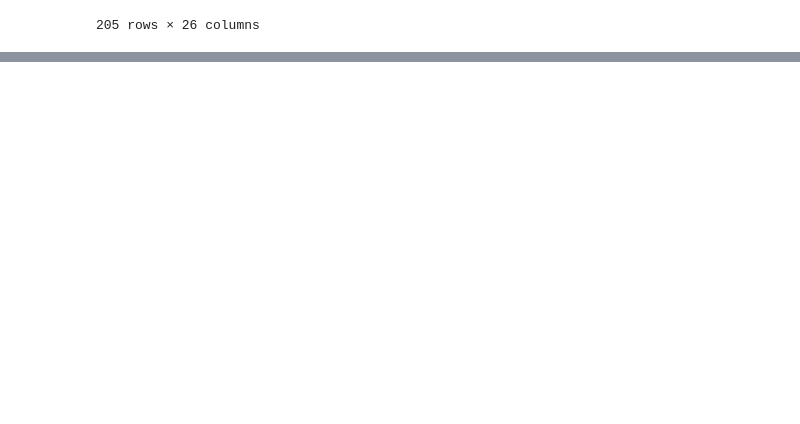
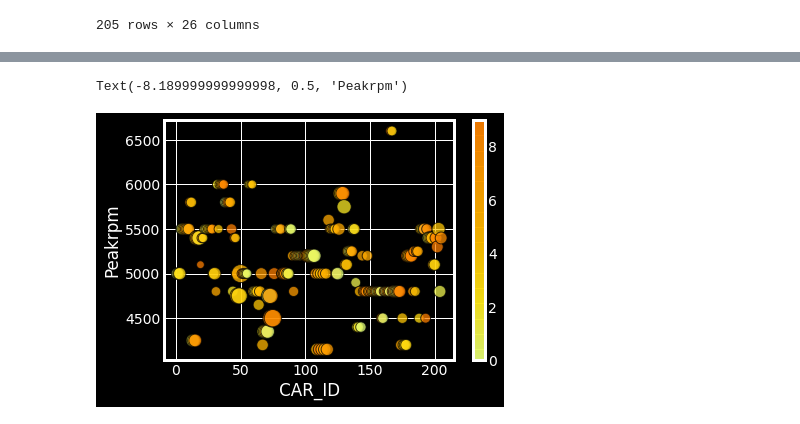
Before and after one commit to Ruturajsinh2839/woc5.0-ml-weather-prediction-case-study--Ruturajsinh-, a Jupyter notebook: Checkpoint_4.ipynb, the cells around one changed output, grey strips where cells are left out. Cells and saved outputs as stored; diff of their text form; code cells hidden in the pictures; blank space fills up the shorter version.

```diff
--- a/Checkpoint_4.ipynb
+++ b/Checkpoint_4.ipynb
@@ -73,0 +114,11 @@ mat.tight_layout()
+# %%
+mat.scatter(car_id,car_Peakrpm,s=size,c=col,cmap='Wistia',edgecolor="black",linewidth=1,alpha=0.75)
+
+color_b=mat.colorbar()
+mat.tight_layout()
+
+mat.xlabel("CAR_ID");
+mat.ylabel("Peakrpm")
+# %% [output]
+Text(-8.189999999999998, 0.5, 'Peakrpm')
+[figure, added]
```
Also changed, not shown: parts of 6 cells of this notebook.
